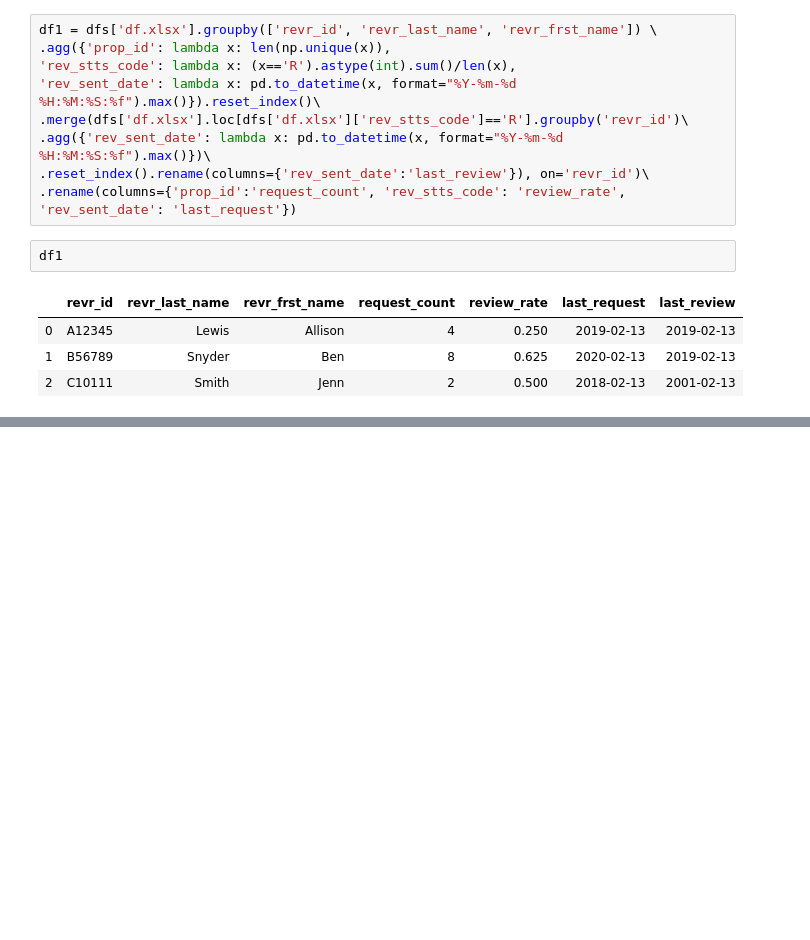
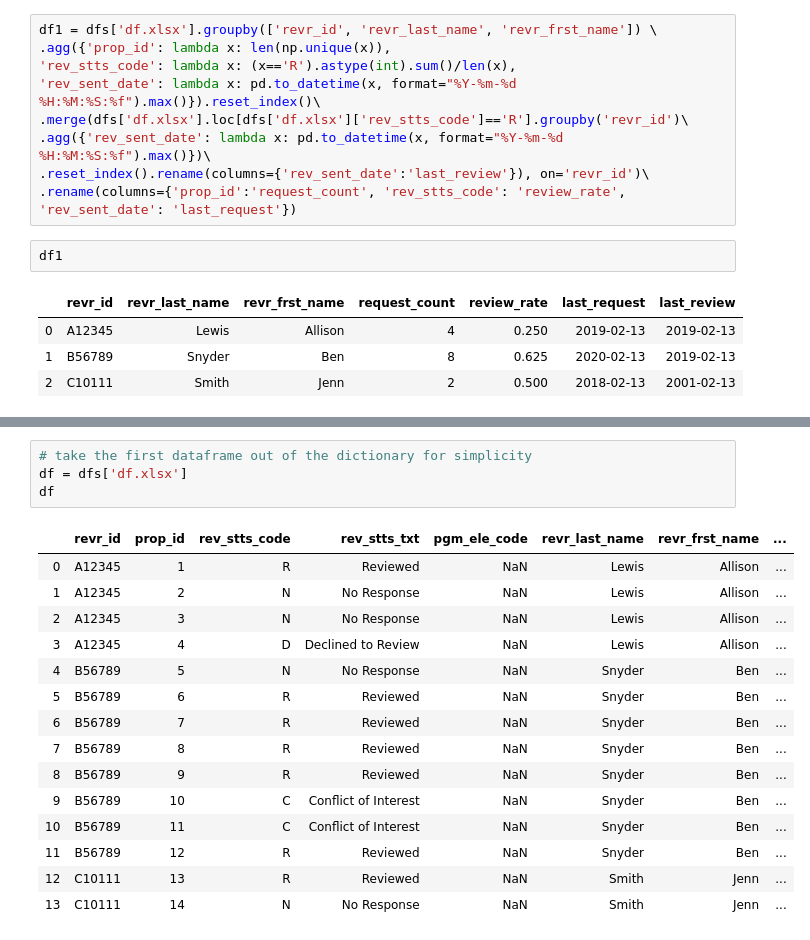
Before and after one commit to johnbensnyder/plots, a Jupyter notebook: groupby_reformatting.ipynb, the cells around one changed output, grey strips where cells are left out. Cells and saved outputs as stored; diff of their text form; blank space fills up the shorter version.

```diff
--- a/groupby_reformatting.ipynb
+++ b/groupby_reformatting.ipynb
@@ -24,0 +33,20 @@ df1
+# %%
+# take the first dataframe out of the dictionary for simplicity
+df = dfs['df.xlsx']
+df
+# %% [output]
+|  | revr_id | prop_id | rev_stts_code | rev_stts_txt | pgm_ele_code | revr_last_name | revr_frst_name | ... |
+| 0 | A12345 | 1 | R | Reviewed | NaN | Lewis | Allison | ... |
+| 1 | A12345 | 2 | N | No Response | NaN | Lewis | Allison | ... |
+| 2 | A12345 | 3 | N | No Response | NaN | Lewis | Allison | ... |
+| 3 | A12345 | 4 | D | Declined to Review | NaN | Lewis | Allison | ... |
+| 4 | B56789 | 5 | N | No Response | NaN | Snyder | Ben | ... |
+| 5 | B56789 | 6 | R | Reviewed | NaN | Snyder | Ben | ... |
+| 6 | B56789 | 7 | R | Reviewed | NaN | Snyder | Ben | ... |
+| 7 | B56789 | 8 | R | Reviewed | NaN | Snyder | Ben | ... |
+| 8 | B56789 | 9 | R | Reviewed | NaN | Snyder | Ben | ... |
+| 9 | B56789 | 10 | C | Conflict of Interest | NaN | Snyder | Ben | ... |
+| 10 | B56789 | 11 | C | Conflict of Interest | NaN | Snyder | Ben | ... |
+| 11 | B56789 | 12 | R | Reviewed | NaN | Snyder | Ben | ... |
+| 12 | C10111 | 13 | R | Reviewed | NaN | Smith | Jenn | ... |
+| 13 | C10111 | 14 | N | No Response | NaN | Smith | Jenn | ... |
```
Also changed, not shown: parts of 16 cells of this notebook.
